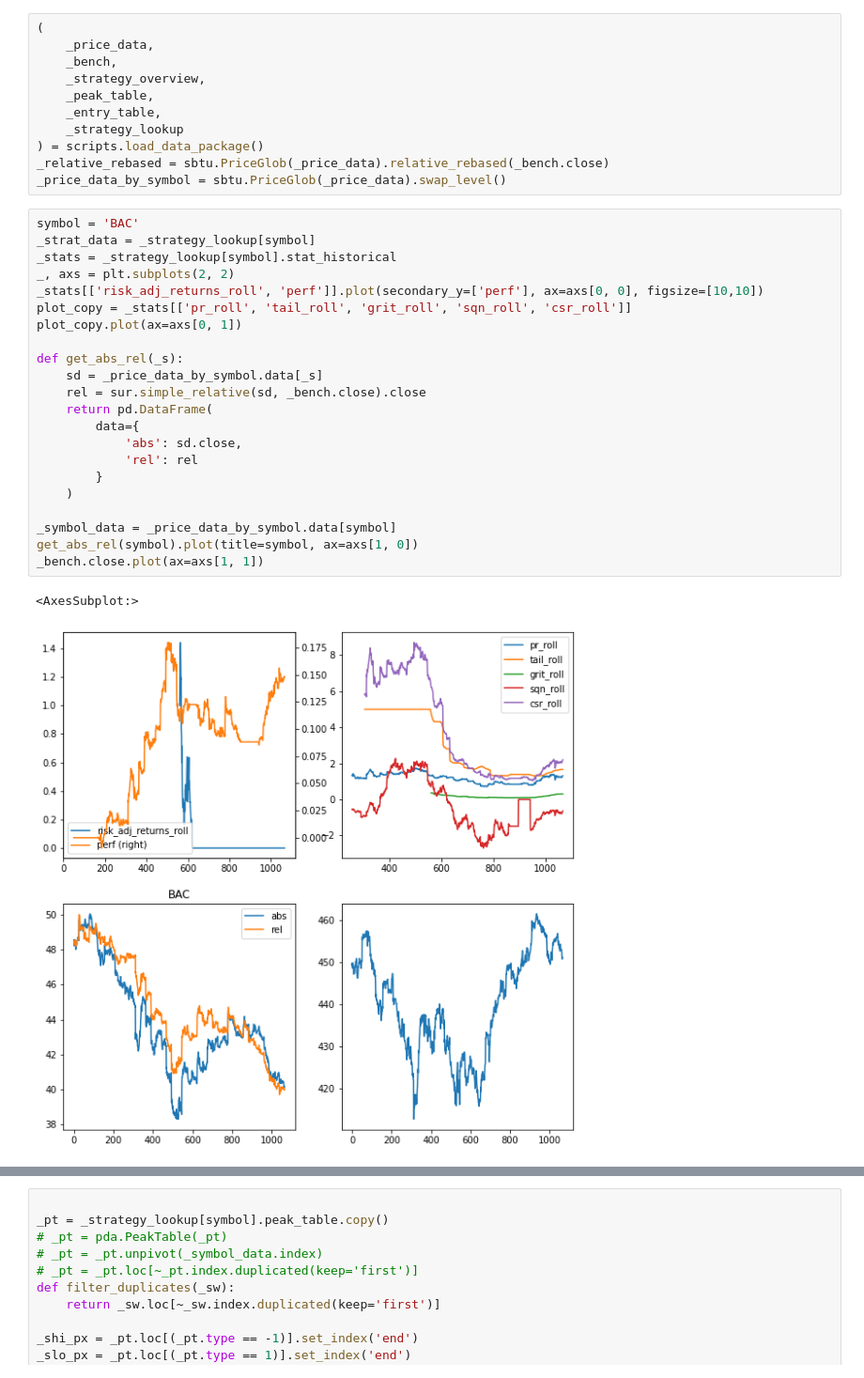
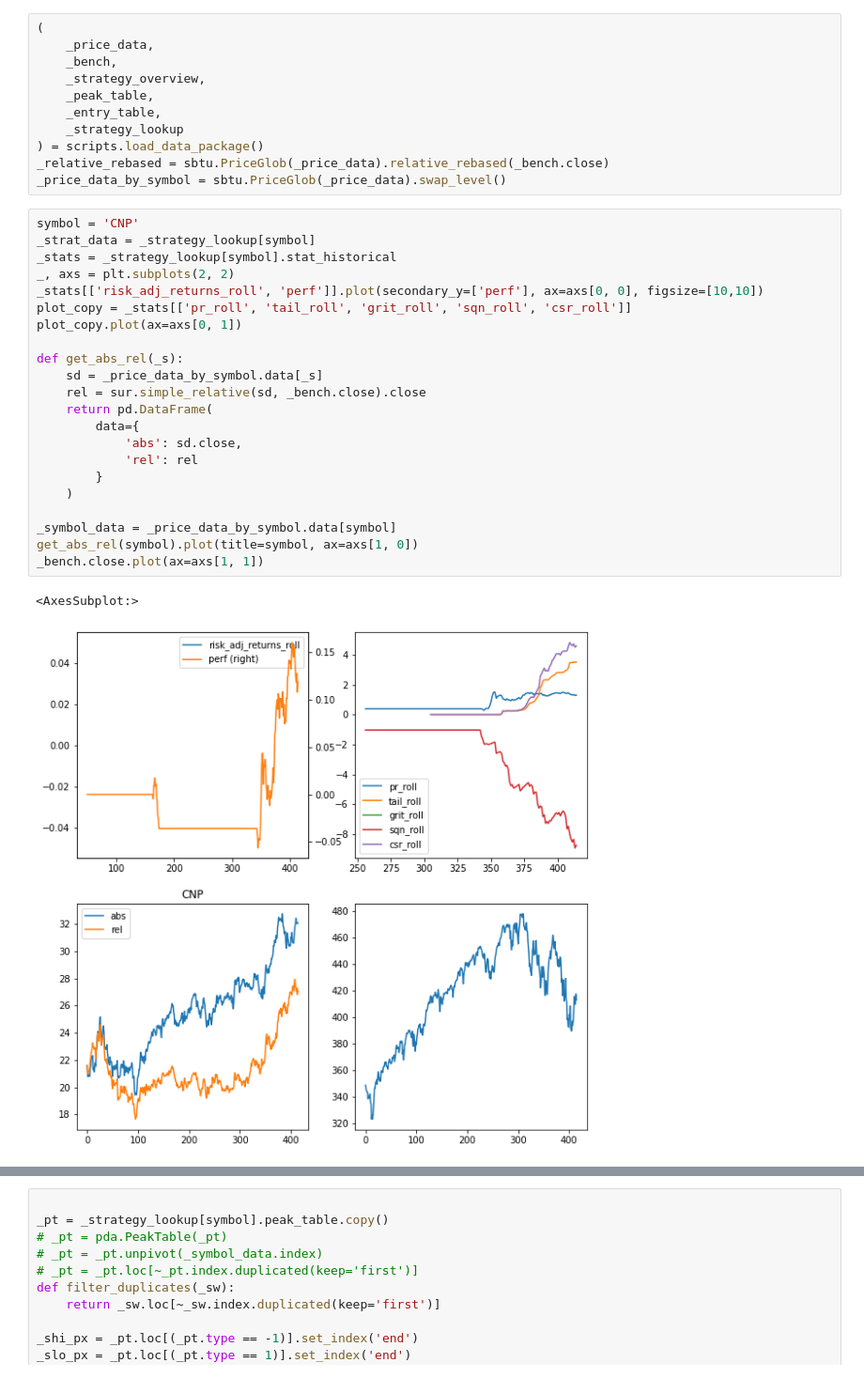
Before and after one commit to bjahnke/backtest_notebook, a Jupyter notebook: notes/backtester.ipynb, the cells around one changed output, grey strips where cells are left out. Shown at 94% size. Drawn from its saved outputs; the diff is of its cells as text.

```diff
--- a/notes/backtester.ipynb
+++ b/notes/backtester.ipynb
@@ -20,30 +20,30 @@ import scripts
 _relative_rebased = sbtu.PriceGlob(_price_data).relative_rebased(_bench.close)
 _price_data_by_symbol = sbtu.PriceGlob(_price_data).swap_level()
 # %%
-symbol = 'BAC'
+symbol = 'CNP'
 _strat_data = _strategy_lookup[symbol]
 _stats = _strategy_lookup[symbol].stat_historical
 _, axs = plt.subplots(2, 2)
 _stats[['risk_adj_returns_roll', 'perf']].plot(secondary_y=['perf'], ax=axs[0, 0], figsize=[10,10])
 plot_copy = _stats[['pr_roll', 'tail_roll', 'grit_roll', 'sqn_roll', 'csr_roll']]
 plot_copy.plot(ax=axs[0, 1])
 
 def get_abs_rel(_s):
     sd = _price_data_by_symbol.data[_s]
     rel = sur.simple_relative(sd, _bench.close).close
     return pd.DataFrame(
         data={
             'abs': sd.close,
             'rel': rel
         }
     )
 
 _symbol_data = _price_data_by_symbol.data[symbol]
 get_abs_rel(symbol).plot(title=symbol, ax=axs[1, 0])
 _bench.close.plot(ax=axs[1, 1])
 # %% [output]
 <AxesSubplot:>
-[figure, old version]
+[figure, new version]
 # %%
 epd = _strategy_lookup[symbol].enhanced_price_data.copy()
 epd['french_stop'] = _strategy_lookup[symbol].french_stop.stop_price
```
Also changed, not shown: parts of 4 cells of this notebook, 4 other files.
